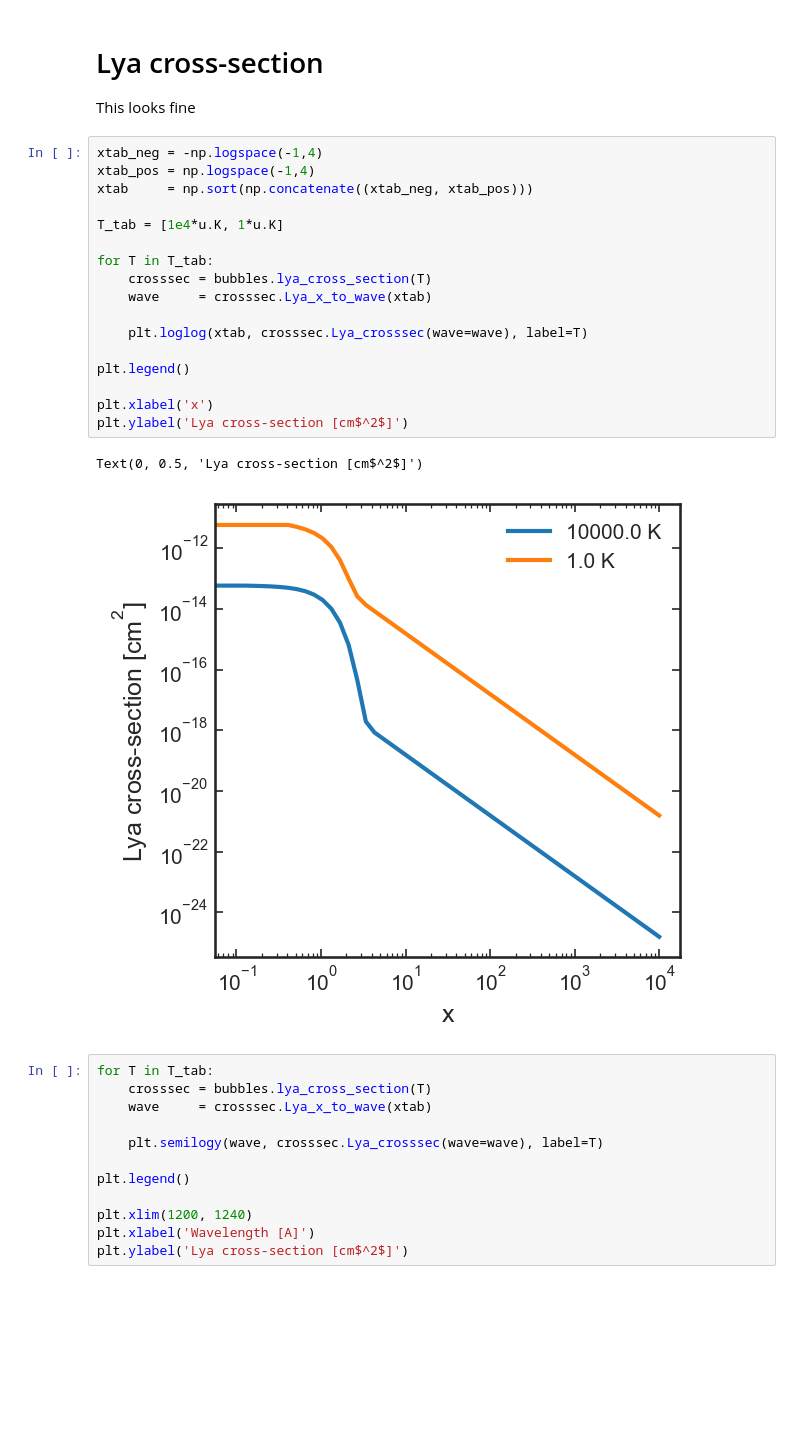
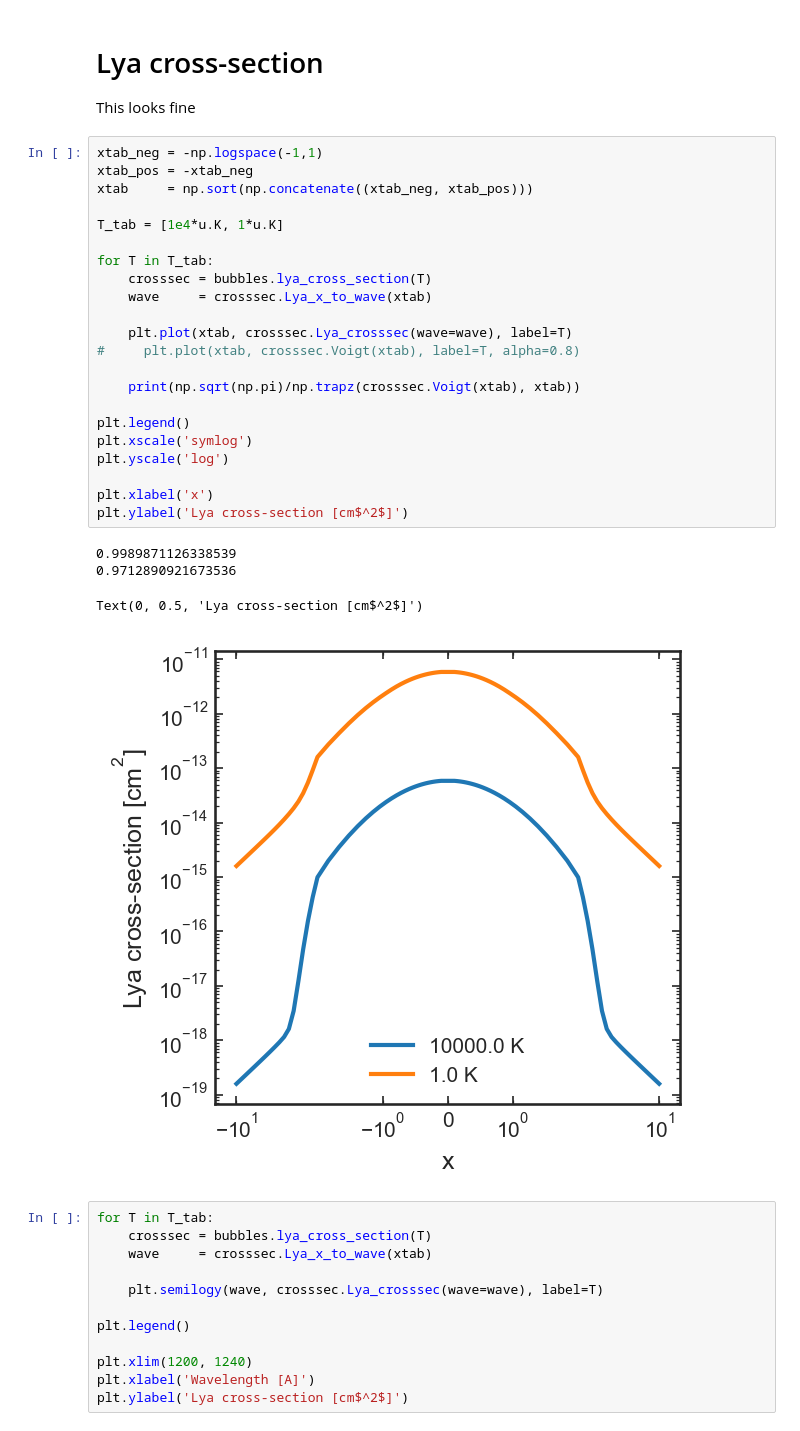
Before and after one commit to charlottenosam/LyaLineshapes, a Jupyter notebook: notebooks/bubble_size_lya_DV.ipynb, the cells around one changed output. Drawn from its saved outputs; the diff is of its cells as text; blank space fills up the shorter version.

```diff
--- a/notebooks/bubble_size_lya_DV.ipynb
+++ b/notebooks/bubble_size_lya_DV.ipynb
@@ -48,25 +48,32 @@ If only Lya with a given velocity offset can escape IGM with high transmission,
 
 This looks fine
 # %%
-xtab_neg = -np.logspace(-1,4)
-xtab_pos = np.logspace(-1,4)
+xtab_neg = -np.logspace(-1,1)
+xtab_pos = -xtab_neg
 xtab     = np.sort(np.concatenate((xtab_neg, xtab_pos)))
 
 T_tab = [1e4*u.K, 1*u.K]
 
 for T in T_tab:
     crosssec = bubbles.lya_cross_section(T)
     wave     = crosssec.Lya_x_to_wave(xtab)
 
-    plt.loglog(xtab, crosssec.Lya_crosssec(wave=wave), label=T)
+    plt.plot(xtab, crosssec.Lya_crosssec(wave=wave), label=T)
+#     plt.plot(xtab, crosssec.Voigt(xtab), label=T, alpha=0.8)
+
+    print(np.sqrt(np.pi)/np.trapz(crosssec.Voigt(xtab), xtab))
 
 plt.legend()
+plt.xscale('symlog')
+plt.yscale('log')
 
 plt.xlabel('x')
 plt.ylabel('Lya cross-section [cm$^2$]')
 # %% [output]
-Text(0, 0.5, 'Lya cross-section [cm$^2$]')
+0.9989871126338539
+0.9712890921673536
+Text(0, 0.5, 'Lya cross-section [cm$^2$]')
-[figure, old version]
+[figure, new version]
 # %%
 for T in T_tab:
     crosssec = bubbles.lya_cross_section(T)
```
Also changed, not shown: parts of 6 cells of this notebook, 2 other files.
